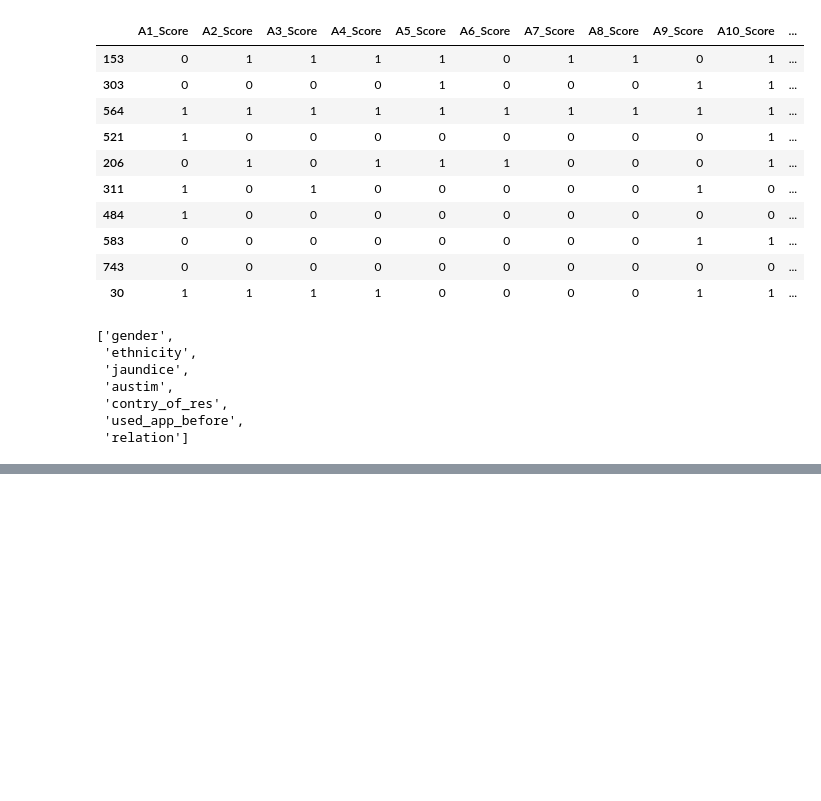
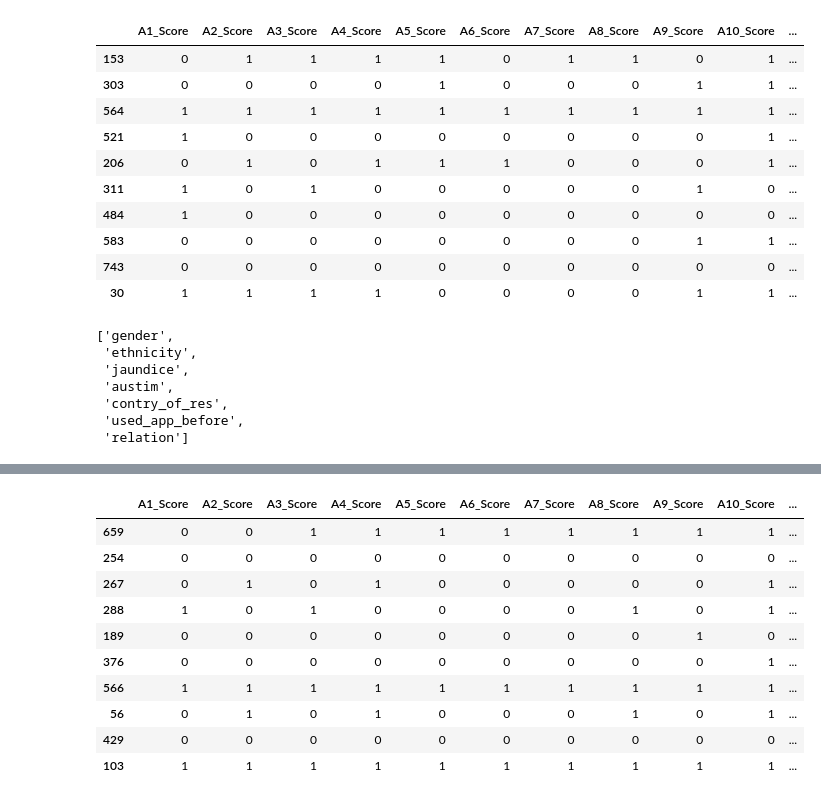
Before and after one commit to kamijoseph/Autism-Model, a Jupyter notebook: notebooks/main.ipynb, the cells around one changed output, grey strips where cells are left out. Cells and saved outputs as stored; diff of their text form; code cells hidden in the pictures; blank space fills up the shorter version.

```diff
--- a/notebooks/main.ipynb
+++ b/notebooks/main.ipynb
@@ -460,0 +471,14 @@ with open("../models/encoders.pkl", "wb") as f:
+# %%
+data.sample(10)
+# %% [output]
+|  | A1_Score | A2_Score | A3_Score | A4_Score | A5_Score | A6_Score | A7_Score | A8_Score | A9_Score | A10_Score | ... |
+| 659 | 0 | 0 | 1 | 1 | 1 | 1 | 1 | 1 | 1 | 1 | ... |
+| 254 | 0 | 0 | 0 | 0 | 0 | 0 | 0 | 0 | 0 | 0 | ... |
+| 267 | 0 | 1 | 0 | 1 | 0 | 0 | 0 | 0 | 0 | 1 | ... |
+| 288 | 1 | 0 | 1 | 0 | 0 | 0 | 0 | 1 | 0 | 1 | ... |
+| 189 | 0 | 0 | 0 | 0 | 0 | 0 | 0 | 0 | 1 | 0 | ... |
+| 376 | 0 | 0 | 0 | 0 | 0 | 0 | 0 | 0 | 0 | 1 | ... |
+| 566 | 1 | 1 | 1 | 1 | 1 | 1 | 1 | 1 | 1 | 1 | ... |
+| 56 | 0 | 1 | 0 | 1 | 0 | 0 | 0 | 1 | 0 | 1 | ... |
+| 429 | 0 | 0 | 0 | 0 | 0 | 0 | 0 | 0 | 0 | 0 | ... |
+| 103 | 1 | 1 | 1 | 1 | 1 | 1 | 1 | 1 | 1 | 1 | ... |
```
Also changed, not shown: parts of 2 cells of this notebook, 4 other files.
